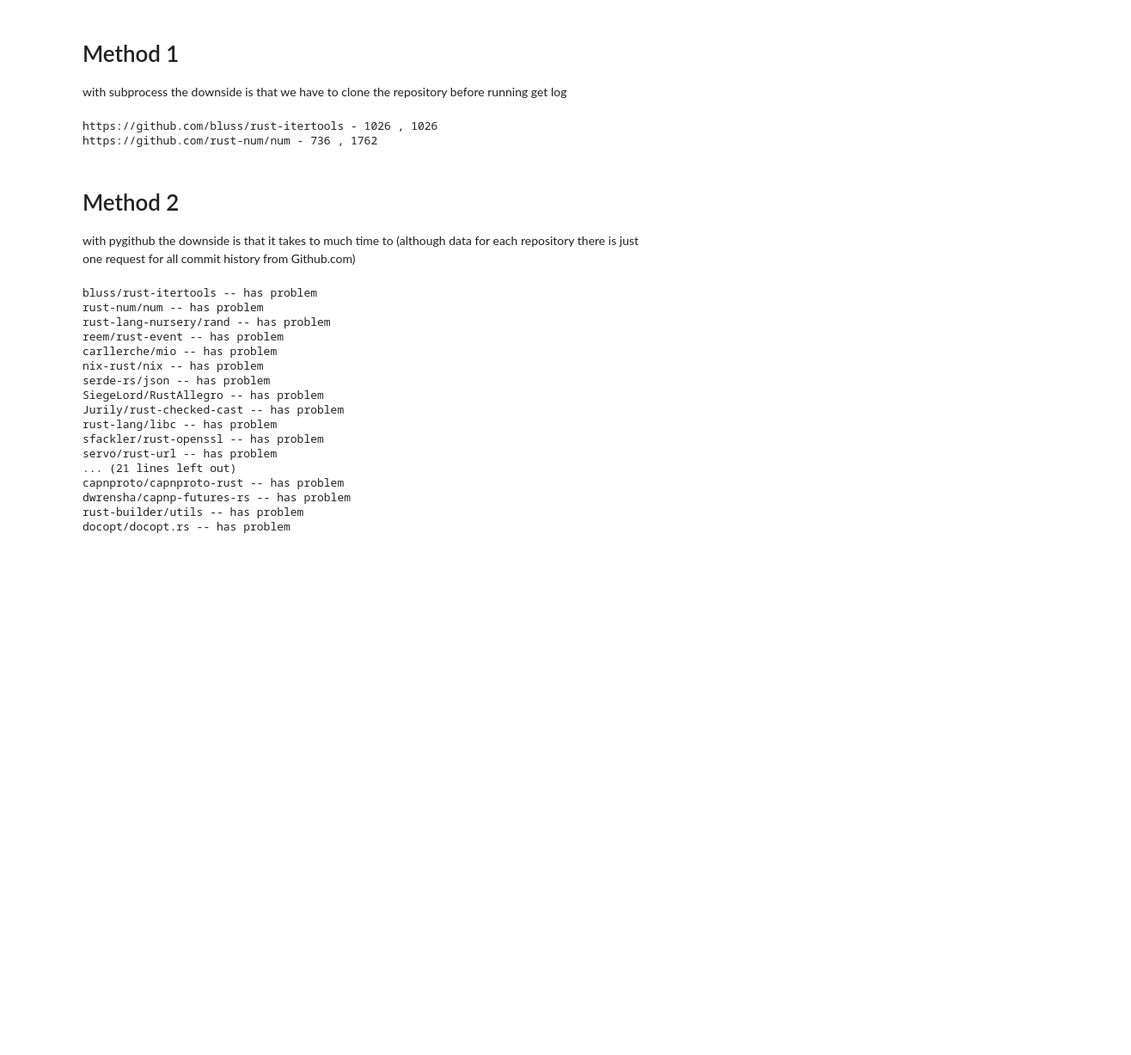
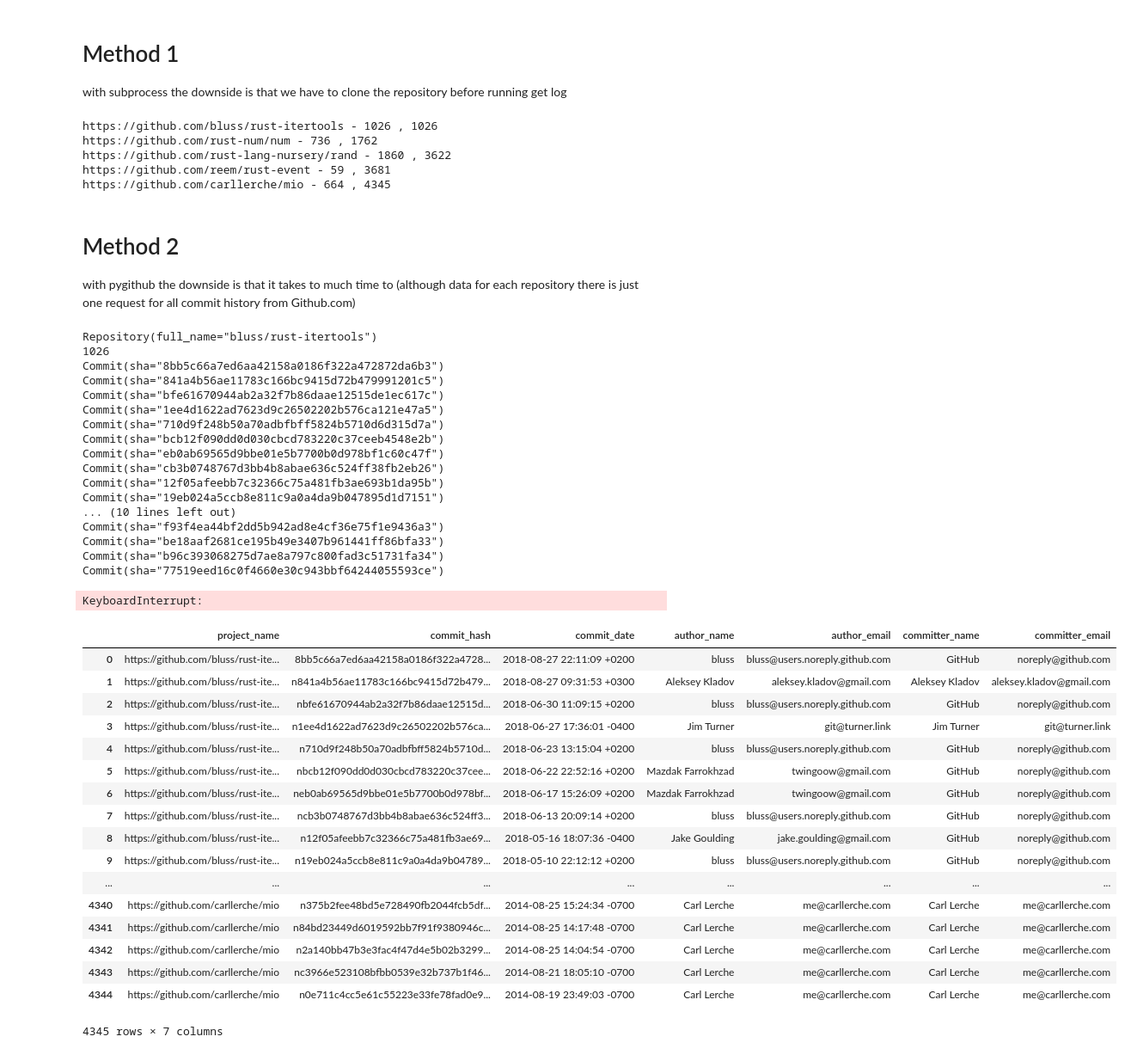
Before and after one commit to MehdiGol/PackagesDependencies-Contributors-Relationship, a Jupyter notebook: notebooks/Exploring Data.ipynb, the cells around one changed output. Shown: that part at 86% size. Saved outputs shown, nothing was run; the diff lists cells and outputs as text; code cells hidden in the pictures; blank space fills up the shorter version.

```diff
--- a/notebooks/Exploring Data.ipynb
+++ b/notebooks/Exploring Data.ipynb
@@ -145,24 +145,24 @@ def get_repo_commits(repo):
     output = process.communicate()[0]
 
     #get git log result by subprocess
-    commands = ["git", "log" , "--pretty=format:%H;-):%ai;-):%an;-):%ae;-):%cn;-):%ce@:#@/"]
+    commands = ["git", "log" , '--pretty=format:%H";"%ai";"%an";"%ae";"%cn";"%ce:%#$GLZDH']
     process = subprocess.Popen(commands,  cwd=r'.\\tempclone\\'+repo_name ,stdout=subprocess.PIPE)
     output = process.communicate()[0]
     output = str(output)
+
     return output
 
 # read commit data from gitlog result and add it to dataframe
 def add_to_dataset(commits,project,df):
-    for commit in commits.split("@:#@/\\"):
+    #find the main text from git log commit string
+    commits = commits[2:len(commits)-10]
+    for commit in commits.split(':%#$GLZDH\\'):
         #if commit length is 0
         if len(commit) == 0:
             return df
 
-        #find the main text from git log commit string
-        row = commit[2:len(commit)-1]
-
         #split to find the parts and if there is problem with some parts we return
-        rowdata = row.split(';-):')
+        rowdata = commit.split('";"')
         if len(rowdata) < 6:
             print(rowdata)
             return df
@@ -187,6 +187,8 @@ for repo in final_repo_list:
     print('{} - {} , {}'.format(repo , (len(all_commits) - prevlen), len(all_commits)))
     prevlen = len(all_commits)
 
+    if(len(all_commits) >4000):
+        break;
     # pauses process for 2 second although its not necessary
     matplotlib.pyplot.pause(2)
 
@@ -195,13 +197,16 @@ all_commits.to_csv('../data/commitlogs.csv')
 # %% [output]
 https://github.com/bluss/rust-itertools - 1026 , 1026
 https://github.com/rust-num/num - 736 , 1762
+https://github.com/rust-lang-nursery/rand - 1860 , 3622
+https://github.com/reem/rust-event - 59 , 3681
+https://github.com/carllerche/mio - 664 , 4345
 # %% [markdown]
 # Method 2
 with pygithub the downside is that it takes to much time to (although data for each repository there is just one request for all commit history from Github.com)
 # %%
 from github import Github
 
-g = Github("096ba2a94d1339614995ca0f8b1de94211c34705")
+g = Github("f01369c3dd13beb4d69f9ee115f9835e30002d67")
 
 all_commits = pandas.DataFrame(columns=["project_name","commit_hash","commit_date","author_name","author_email","committer_name","committer_email"])
 
@@ -239,20 +244,42 @@ for repo in final_repo_list:
     print('{} - {} , {}'.format(repo , (len(all_commits) - prevlen), len(all_commits)))
     prevlen = len(all_commits)
 # %% [output]
-bluss/rust-itertools -- has problem
-rust-num/num -- has problem
-rust-lang-nursery/rand -- has problem
-reem/rust-event -- has problem
-carllerche/mio -- has problem
-nix-rust/nix -- has problem
-serde-rs/json -- has problem
-SiegeLord/RustAllegro -- has problem
-Jurily/rust-checked-cast -- has problem
-rust-lang/libc -- has problem
-sfackler/rust-openssl -- has problem
-servo/rust-url -- has problem
-... (21 lines left out)
-capnproto/capnproto-rust -- has problem
-dwrensha/capnp-futures-rs -- has problem
-rust-builder/utils -- has problem
-docopt/docopt.rs -- has problem
+Repository(full_name="bluss/rust-itertools")
+1026
+Commit(sha="8bb5c66a7ed6aa42158a0186f322a472872da6b3")
+Commit(sha="841a4b56ae11783c166bc9415d72b479991201c5")
+Commit(sha="bfe61670944ab2a32f7b86daae12515de1ec617c")
+Commit(sha="1ee4d1622ad7623d9c26502202b576ca121e47a5")
+Commit(sha="710d9f248b50a70adbfbff5824b5710d6d315d7a")
+Commit(sha="bcb12f090dd0d030cbcd783220c37ceeb4548e2b")
+Commit(sha="eb0ab69565d9bbe01e5b7700b0d978bf1c60c47f")
+Commit(sha="cb3b0748767d3bb4b8abae636c524ff38fb2eb26")
+Commit(sha="12f05afeebb7c32366c75a481fb3ae693b1da95b")
+Commit(sha="19eb024a5ccb8e811c9a0a4da9b047895d1d7151")
+... (10 lines left out)
+Commit(sha="f93f4ea44bf2dd5b942ad8e4cf36e75f1e9436a3")
+Commit(sha="be18aaf2681ce195b49e3407b961441ff86bfa33")
+Commit(sha="b96c393068275d7ae8a797c800fad3c51731fa34")
+Commit(sha="77519eed16c0f4660e30c943bbf64244055593ce")
+KeyboardInterrupt:
+# %%
+all_commits
+# %% [output]
+|  | project_name | commit_hash | commit_date | author_name | author_email | committer_name | committer_email |
+| 0 | https://github.com/bluss/rust-ite... | 8bb5c66a7ed6aa42158a0186f322a4728... | 2018-08-27 22:11:09 +0200 | bluss | bluss@users.noreply.github.com | GitHub | noreply@github.com |
+| 1 | https://github.com/bluss/rust-ite... | n841a4b56ae11783c166bc9415d72b479... | 2018-08-27 09:31:53 +0300 | Aleksey Kladov | aleksey.kladov@gmail.com | Aleksey Kladov | aleksey.kladov@gmail.com |
+| 2 | https://github.com/bluss/rust-ite... | nbfe61670944ab2a32f7b86daae12515d... | 2018-06-30 11:09:15 +0200 | bluss | bluss@users.noreply.github.com | GitHub | noreply@github.com |
+| 3 | https://github.com/bluss/rust-ite... | n1ee4d1622ad7623d9c26502202b576ca... | 2018-06-27 17:36:01 -0400 | Jim Turner | git@turner.link | Jim Turner | git@turner.link |
+| 4 | https://github.com/bluss/rust-ite... | n710d9f248b50a70adbfbff5824b5710d... | 2018-06-23 13:15:04 +0200 | bluss | bluss@users.noreply.github.com | GitHub | noreply@github.com |
+| 5 | https://github.com/bluss/rust-ite... | nbcb12f090dd0d030cbcd783220c37cee... | 2018-06-22 22:52:16 +0200 | Mazdak Farrokhzad | twingoow@gmail.com | GitHub | noreply@github.com |
+| 6 | https://github.com/bluss/rust-ite... | neb0ab69565d9bbe01e5b7700b0d978bf... | 2018-06-17 15:26:09 +0200 | Mazdak Farrokhzad | twingoow@gmail.com | GitHub | noreply@github.com |
+| 7 | https://github.com/bluss/rust-ite... | ncb3b0748767d3bb4b8abae636c524ff3... | 2018-06-13 20:09:14 +0200 | bluss | bluss@users.noreply.github.com | GitHub | noreply@github.com |
+| 8 | https://github.com/bluss/rust-ite... | n12f05afeebb7c32366c75a481fb3ae69... | 2018-05-16 18:07:36 -0400 | Jake Goulding | jake.goulding@gmail.com | GitHub | noreply@github.com |
+| 9 | https://github.com/bluss/rust-ite... | n19eb024a5ccb8e811c9a0a4da9b04789... | 2018-05-10 22:12:12 +0200 | bluss | bluss@users.noreply.github.com | GitHub | noreply@github.com |
+| ... | ... | ... | ... | ... | ... | ... | ... |
+| 4340 | https://github.com/carllerche/mio | n375b2fee48bd5e728490fb2044fcb5df... | 2014-08-25 15:24:34 -0700 | Carl Lerche | me@carllerche.com | Carl Lerche | me@carllerche.com |
+| 4341 | https://github.com/carllerche/mio | n84bd23449d6019592bb7f91f9380946c... | 2014-08-25 14:17:48 -0700 | Carl Lerche | me@carllerche.com | Carl Lerche | me@carllerche.com |
+| 4342 | https://github.com/carllerche/mio | n2a140bb47b3e3fac4f47d4e5b02b3299... | 2014-08-25 14:04:54 -0700 | Carl Lerche | me@carllerche.com | Carl Lerche | me@carllerche.com |
+| 4343 | https://github.com/carllerche/mio | nc3966e523108bfbb0539e32b737b1f46... | 2014-08-21 18:05:10 -0700 | Carl Lerche | me@carllerche.com | Carl Lerche | me@carllerche.com |
+| 4344 | https://github.com/carllerche/mio | n0e711c4cc5e61c55223e33fe78fad0e9... | 2014-08-19 23:49:03 -0700 | Carl Lerche | me@carllerche.com | Carl Lerche | me@carllerche.com |
+4345 rows × 7 columns
```
Also changed, not shown: 2 other files.
